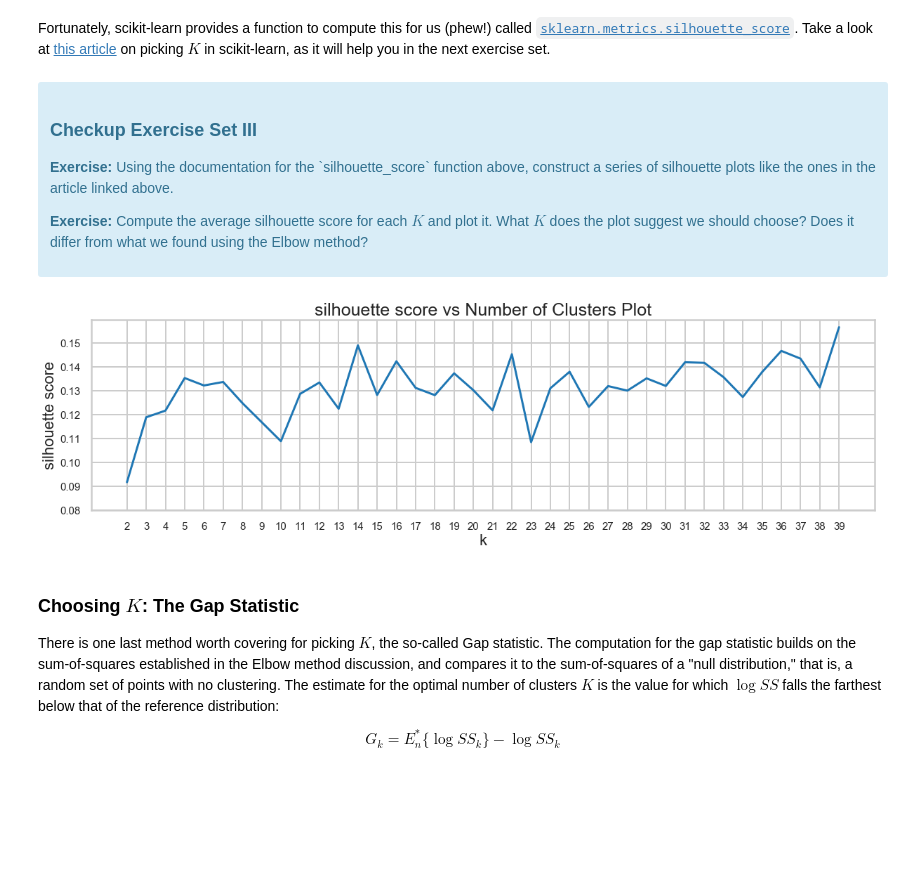
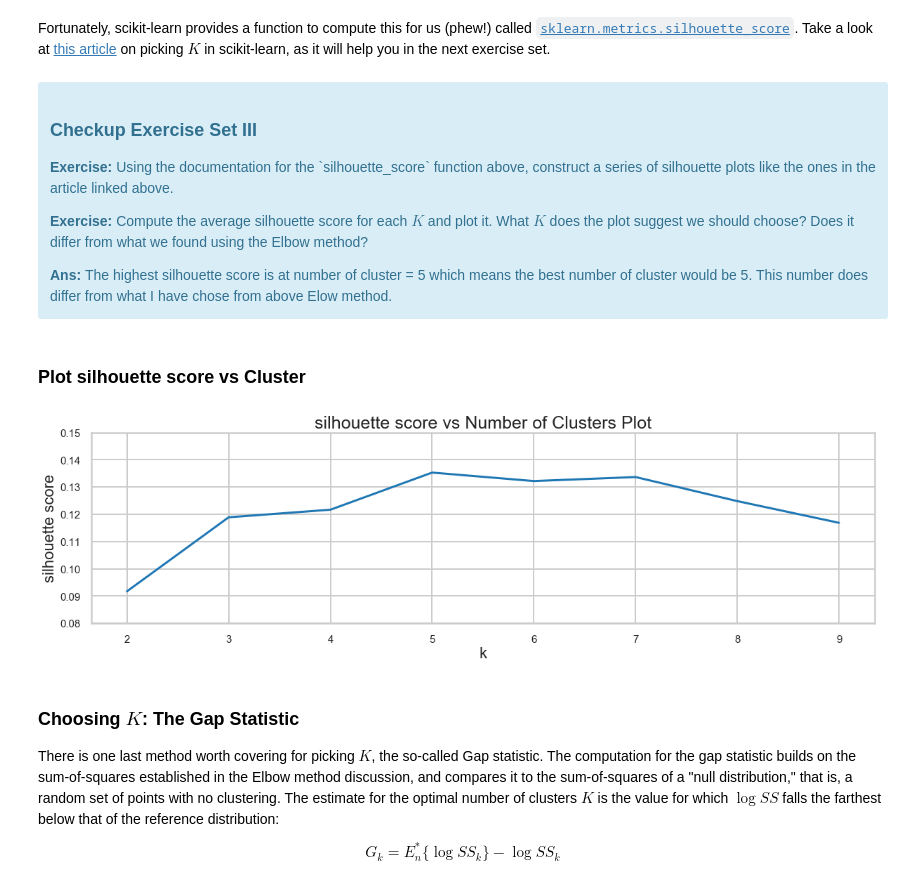
Before and after one commit to kyloop/sb_mp, a Jupyter notebook: Mini_Project_Clustering.ipynb, the cells around one changed output. Drawn from its saved outputs; the diff is of its cells as text; code cells hidden in the pictures; blank space fills up the shorter version.

```diff
--- a/Mini_Project_Clustering.ipynb
+++ b/Mini_Project_Clustering.ipynb
@@ -142,7 +143,7 @@ from sklearn.cluster import KMeans
 X = mat.iloc[:,1:].copy()
 
 SSLst=[] #Initialize the SS List
-Krange=range(2,40) #K Range
+Krange=range(2,10) #K Range
 for k in Krange:
     kmeans = KMeans(n_clusters=k, random_state=1).fit(X)
     #labels= kmeans.labels_
@@ -165,7 +166,7 @@ plt.show()
 # %%
 X = mat.iloc[:,1:].copy()
 
-k=13 #Elbow is Determined from the above plot
+k=3 #Elbow is Determined from the above plot
 
 X["points"]=KMeans(n_clusters=k, random_state=1).fit_predict(X)
 
@@ -209,5 +210,5 @@ Fortunately, scikit-learn provides a function to compute this for us (phew!) cal
 
 <p><b>Exercise:</b> Using the documentation for the `silhouette_score` function above, construct a series of silhouette plots like the ones in the article linked above.</p>
 
-<p><b>Exercise:</b> Compute the average silhouette score for each $K$ and plot it. What $K$ does the plot suggest we should choose? Does it differ from what we found using the Elbow method?</p>
+<p><b>Exercise:</b> Compute the average silhouette score for each $K$ and plot it. What $K$ does the plot suggest we should choose? Does it differ from what we found using the Elbow method?</p> <b>Ans: </b> The highest silhouette score is at number of cluster = 5 which means the best number of cluster would be 5. This number does differ from what I have chose from above Elow method.
 </div>
@@ -214,28 +229,16 @@ Fortunately, scikit-learn provides a function to compute this for us (phew!) cal
+# %% [markdown]
+### Plot silhouette score vs Cluster
 # %%
-from sklearn.metrics import silhouette_score
-from sklearn.cluster import KMeans
-import numpy as np
-
-X = mat.iloc[:,1:].copy()
-
-sil_coeff_lst = []
-Krange=range(2,40)
-for k in Krange:
-    kmeans = KMeans(n_clusters=k, random_state=1)
-    clusters_labels= kmeans.fit_predict(X)
-    sil_coeff_lst.append(silhouette_score(X, clusters_labels))
-    #print("For n_clusters={}, The Silhouette Coefficient is {}".format(k, sil_coeff))
-
 plt.figure(figsize=(20,5))
 plt.plot(Krange, sil_coeff_lst)
 plt.xticks(np.arange(min(Krange), max(Krange)+1, 1.0), fontsize=15)
 plt.yticks(np.arange(0.08, 0.16, 0.01), fontsize=15)
 plt.title("silhouette score vs Number of Clusters Plot", fontsize=25)
 plt.xlabel("k", fontsize=22)
 plt.ylabel("silhouette score", size=22)
 plt.show()
 # %% [output]
-[figure, old version]
+[figure, new version]
 # %% [markdown]
 ### Choosing $K$: The Gap Statistic
 
```
Also changed, not shown: parts of 13 cells of this notebook.
